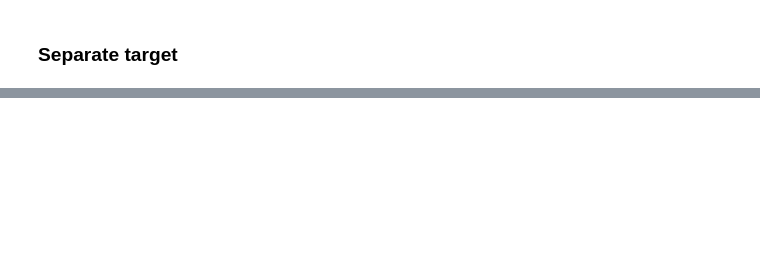
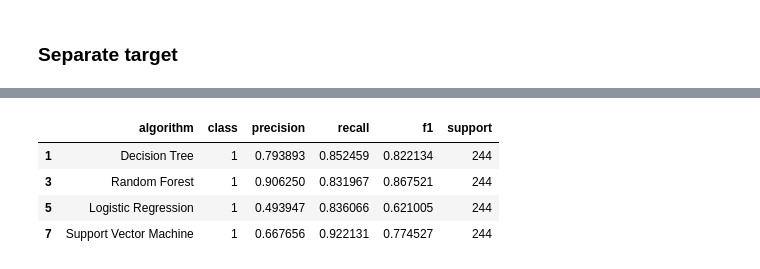
Before and after one commit to ppkgtmm/bank-churn-prediction, a Jupyter notebook: modeling.ipynb, the cells around one changed output, grey strips where cells are left out. Cells and saved outputs as stored; diff of their text form; code cells hidden in the pictures; blank space fills up the shorter version.

```diff
--- a/modeling.ipynb
+++ b/modeling.ipynb
@@ -119,0 +101,8 @@ weighted avg       0.96      0.96      0.96      1520
+# %%
+std_eval_report.query('`class` == 1').style.background_gradient(cmap="YlGnBu")
+# %% [output]
+|  | algorithm | class | precision | recall | f1 | support |
+| 1 | Decision Tree | 1 | 0.793893 | 0.852459 | 0.822134 | 244 |
+| 3 | Random Forest | 1 | 0.906250 | 0.831967 | 0.867521 | 244 |
+| 5 | Logistic Regression | 1 | 0.493947 | 0.836066 | 0.621005 | 244 |
+| 7 | Support Vector Machine | 1 | 0.667656 | 0.922131 | 0.774527 | 244 |
```
Also changed, not shown: parts of 10 cells of this notebook.
